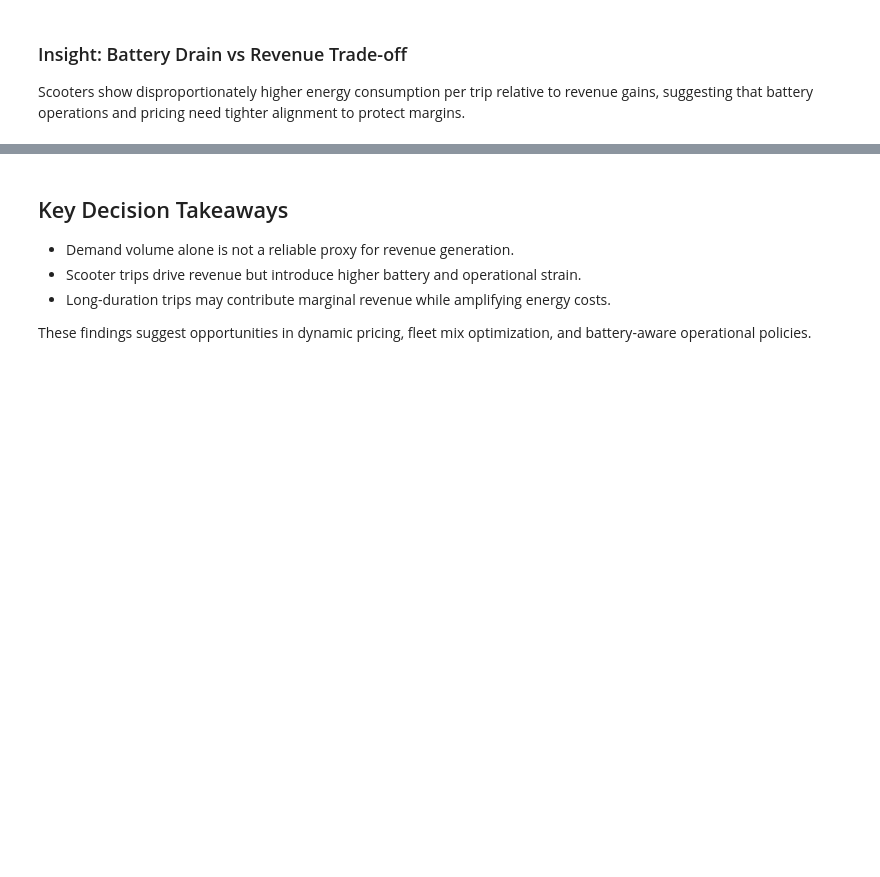
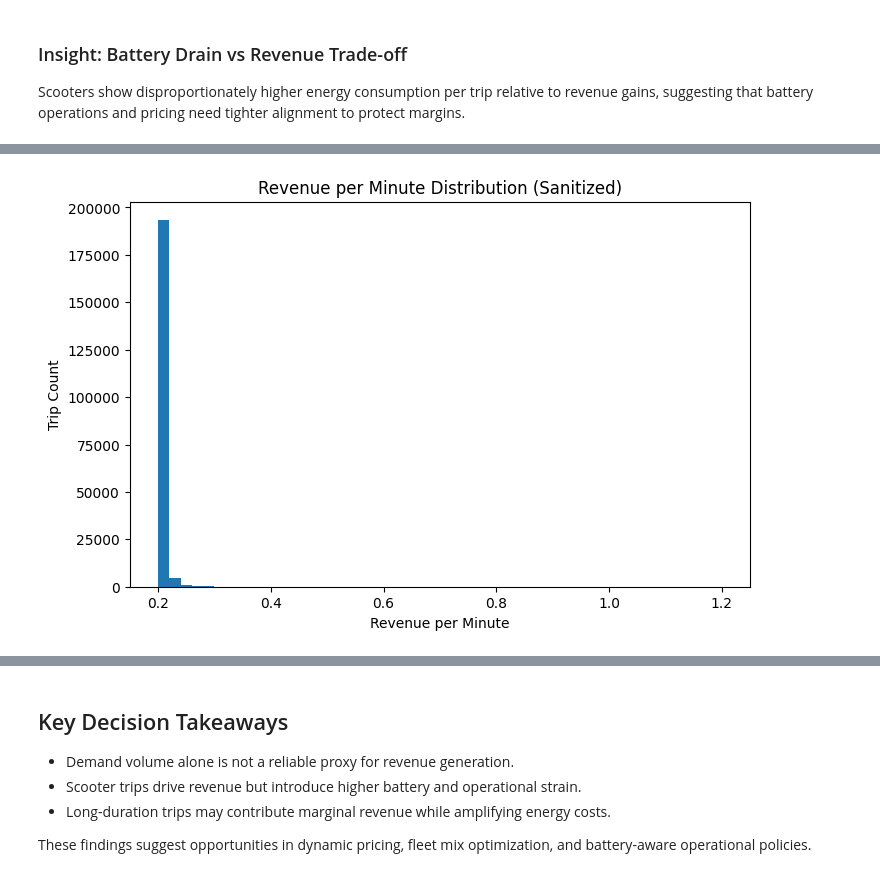
Before and after one commit to Manidhar8008/lime-iot-ml-platform-, a Jupyter notebook: notebooks/01_Core_Trip_Analysis.ipynb, the cells around one changed output, grey strips where cells are left out. Saved outputs shown, nothing was run; the diff lists cells and outputs as text; code cells hidden in the pictures; blank space fills up the shorter version.

```diff
--- a/notebooks/01_Core_Trip_Analysis.ipynb
+++ b/notebooks/01_Core_Trip_Analysis.ipynb
@@ -139,0 +183,9 @@ pricing need tighter alignment to protect margins.
+# %%
+plt.figure(figsize=(8,5))
+plt.hist(clean["rev_per_min"], bins=50)
+plt.title("Revenue per Minute Distribution (Sanitized)")
+plt.xlabel("Revenue per Minute")
+plt.ylabel("Trip Count")
+plt.show()
+# %% [output]
+[figure, added]
```
Also changed, not shown: parts of 10 cells of this notebook, 37 other files.
